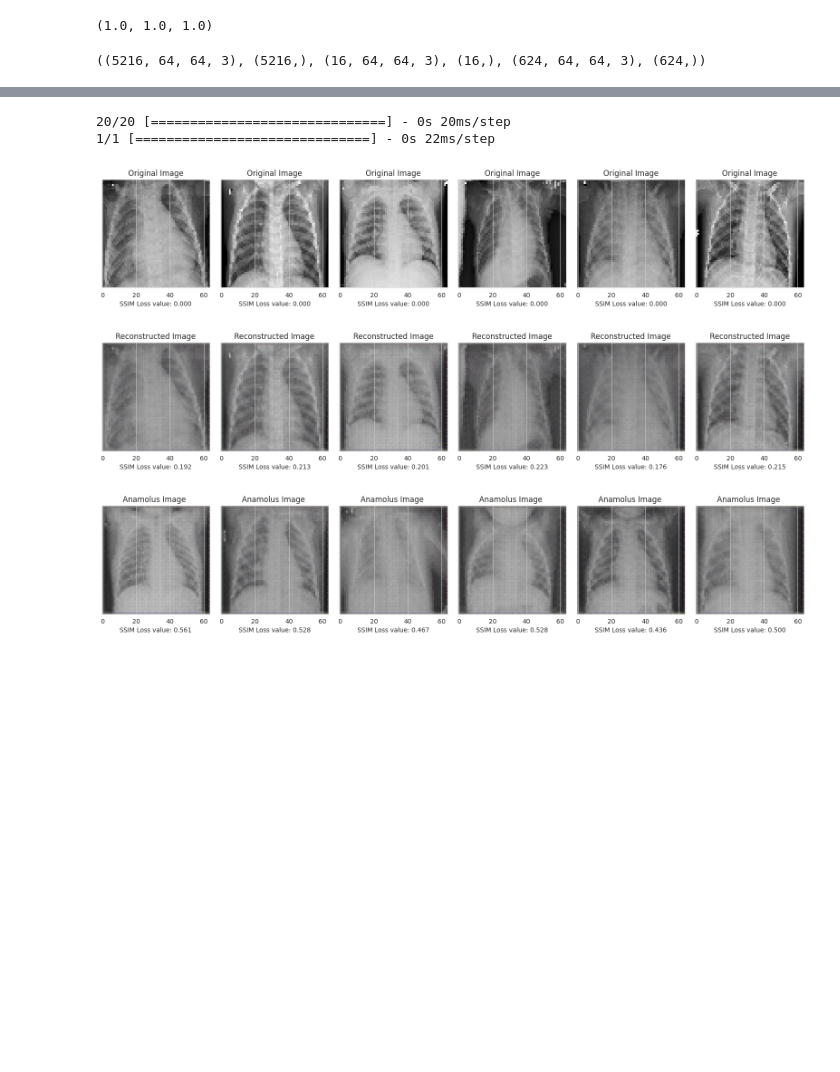
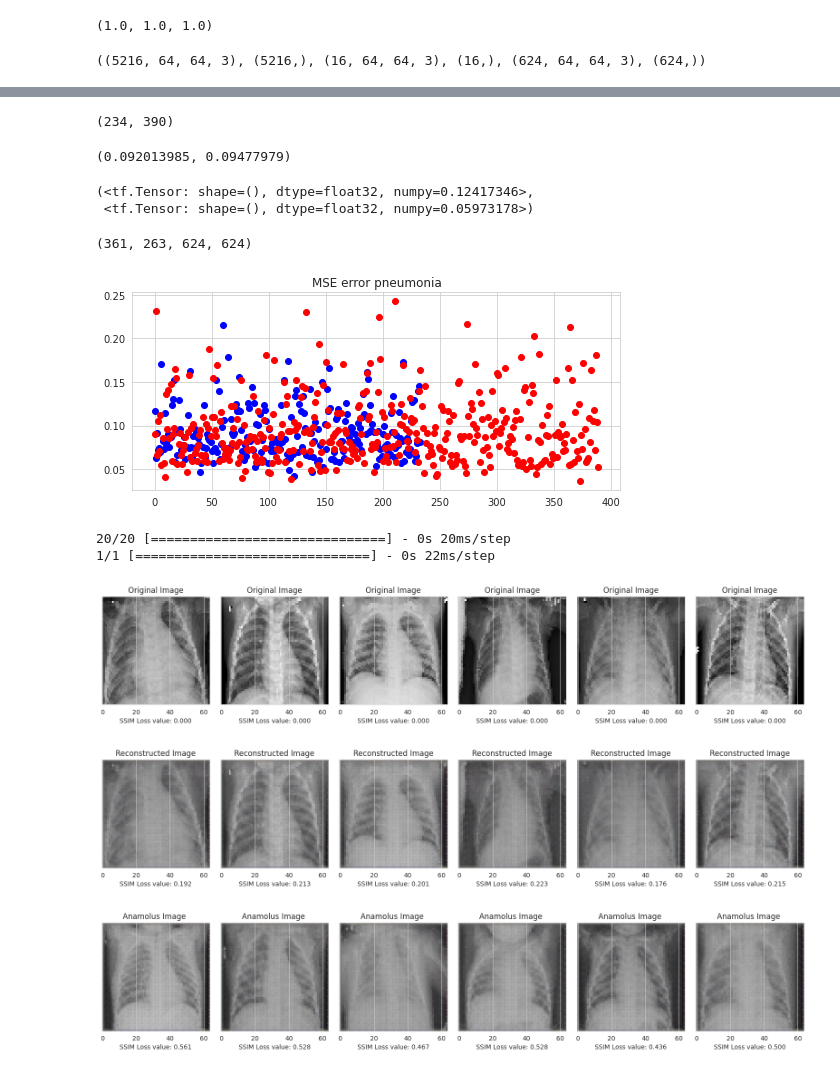
Before and after one commit to krzysiekniburski/SWA, a Jupyter notebook: notebooks/AID/pneumonia_ssim.ipynb, the cells around one changed output, grey strips where cells are left out. Drawn from its saved outputs; the diff is of its cells as text; code cells hidden in the pictures; blank space fills up the shorter version.

```diff
--- a/notebooks/AID/pneumonia_ssim.ipynb
+++ b/notebooks/AID/pneumonia_ssim.ipynb
@@ -146,6 +155,6 @@ x_train.shape, y_train.shape, x_val.shape, y_val.shape, x_test.shape, y_test.sha
 # %%
 # Create the Encoder and Decoder#pass the gray scale input image of size(28,28,1)
-inputs = tf.keras.Input(shape=(64, 64, 3), name='input_layer')
+inputs = tf.keras.Input(shape=(128, 128, 3), name='input_layer')
 # Conv Block 1 -> BatchNorm->leaky Relu
 encoded = tf.keras.layers.Conv2D(32, kernel_size=3, strides= 1, padding='same', name='conv_1')(inputs)
 encoded = tf.keras.layers.BatchNormalization(name='batchnorm_1')(encoded)
@@ -194,9 +198,9 @@ data  gradio  kn_venv  LICENSE  logs  models  notebooks  README.md
 # %%
 hist=autoencoder.fit(x_train, x_train,
-                epochs=10,
+                epochs=15,
                 batch_size=128,
                 shuffle=True,
                 validation_data=(x_val, x_val),
-                callbacks=[TensorBoard(log_dir="../../logs")]
+                #callbacks=[TensorBoard(log_dir="../../logs")]
                 )
 # %% [output]
@@ -249,0 +281,4 @@ plt.show()
+# %%
+ssim_normal_errors = []
+ssim_pneumonia_errors = []
+predictions = autoencoder.predict(x_test)
@@ -249,0 +295,20 @@ plt.show()
+# %%
+for i in range(len(x_test)):
+    value_a = SSIMLoss(predictions[i], x_test[i])
+    if y_test[i] == 0:
+        ssim_normal_errors.append(value_a)
+    else:
+        ssim_pneumonia_errors.append(value_a)
+# %%
+len(ssim_normal_errors), len(ssim_pneumonia_errors)
+# %% [output]
+(234, 390)
+# %%
+np.mean(ssim_normal_errors), np.mean(ssim_pneumonia_errors)
+# %% [output]
+(0.092013985, 0.09477979)
+# %%
+ssim_normal_errors[15], ssim_pneumonia_errors[15]
+# %% [output]
+(<tf.Tensor: shape=(), dtype=float32, numpy=0.12417346>,
+ <tf.Tensor: shape=(), dtype=float32, numpy=0.05973178>)
@@ -250,3 +331,18 @@ plt.show()
+# %%
+good, bad , good+bad, len(x_test)
+# %% [output]
+(361, 263, 624, 624)
+# %%
+plt.rcParams["figure.figsize"] = [7.50, 3.50]
+plt.rcParams["figure.autolayout"] = True
+
+plt.title("MSE error pneumonia")
+plt.plot(ssim_normal_errors, 'bo')
+plt.plot(ssim_pneumonia_errors, 'ro')
+
+plt.show()
+# %% [output]
+[figure, added]
 # %%
 %matplotlib inline
 n = 6  # how many encoded and decoded images we will display
```
Also changed, not shown: parts of 13 cells of this notebook, 10 other files.
